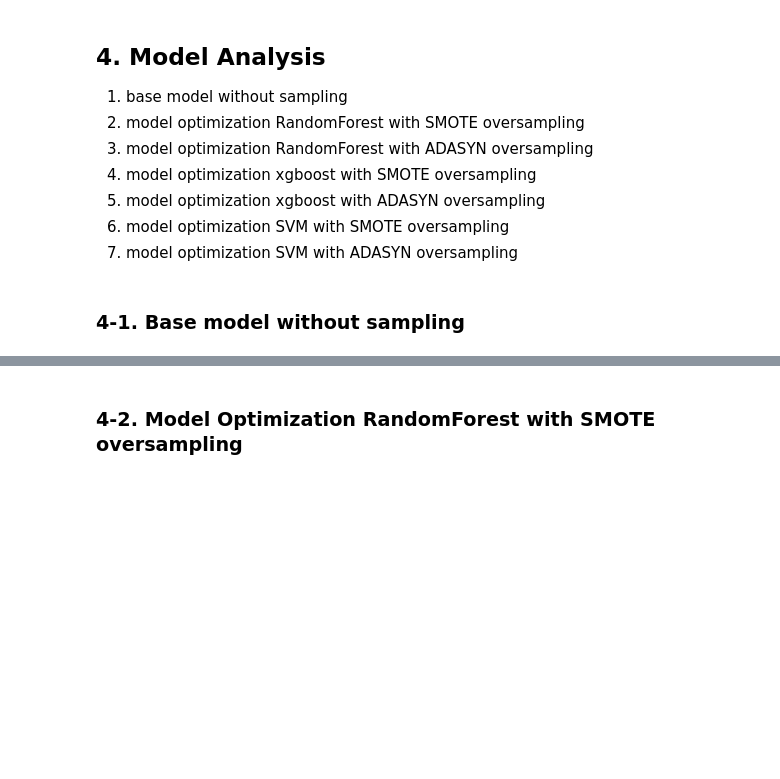
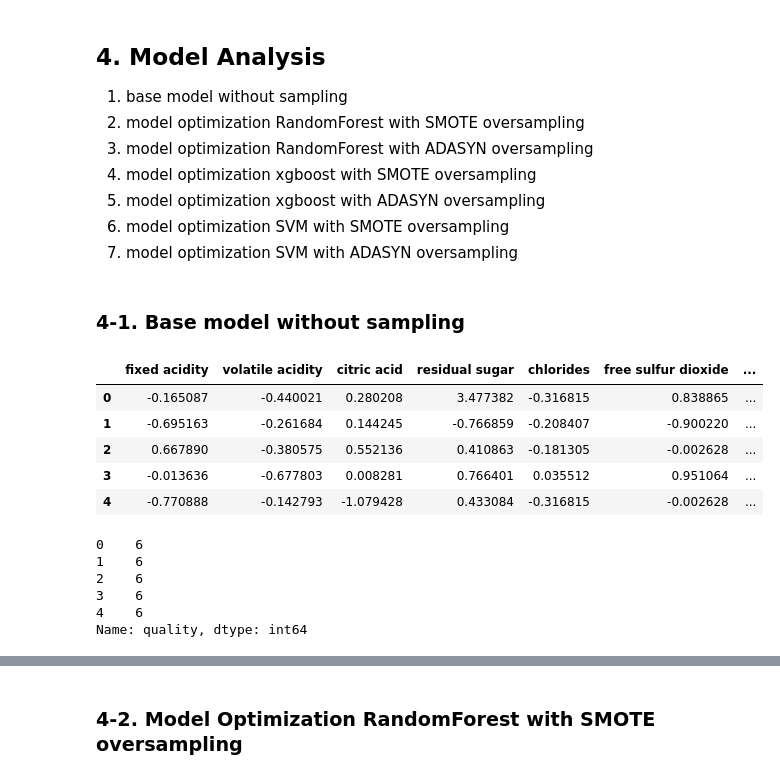
Before and after one commit to TaeyoonKim-DS/Wine_quality_prediction, a Jupyter notebook: ds37. Wine Quality Prediction.ipynb, the cells around one changed output, grey strips where cells are left out. Drawn from its saved outputs; the diff is of its cells as text; code cells hidden in the pictures; blank space fills up the shorter version.

```diff
--- a/ds37. Wine Quality Prediction.ipynb
+++ b/ds37. Wine Quality Prediction.ipynb
@@ -791,5 +857,23 @@ n_jobs = -1
 n_iter_randomsearch = 40
 # %% [markdown]
 ### 4-1. Base model without sampling
+# %%
+X_base.head() # Data without target
+# %% [output]
+|  | fixed acidity | volatile acidity | citric acid | residual sugar | chlorides | free sulfur dioxide | ... |
+| 0 | -0.165087 | -0.440021 | 0.280208 | 3.477382 | -0.316815 | 0.838865 | ... |
+| 1 | -0.695163 | -0.261684 | 0.144245 | -0.766859 | -0.208407 | -0.900220 | ... |
+| 2 | 0.667890 | -0.380575 | 0.552136 | 0.410863 | -0.181305 | -0.002628 | ... |
+| 3 | -0.013636 | -0.677803 | 0.008281 | 0.766401 | 0.035512 | 0.951064 | ... |
+| 4 | -0.770888 | -0.142793 | -1.079428 | 0.433084 | -0.316815 | -0.002628 | ... |
+# %%
+Y.head() # Quality
+# %% [output]
+0    6
+1    6
+2    6
+3    6
+4    6
+Name: quality, dtype: int64
 # %%
 skf = StratifiedKFold(n_splits=3)
```
Also changed, not shown: parts of 37 cells of this notebook.
